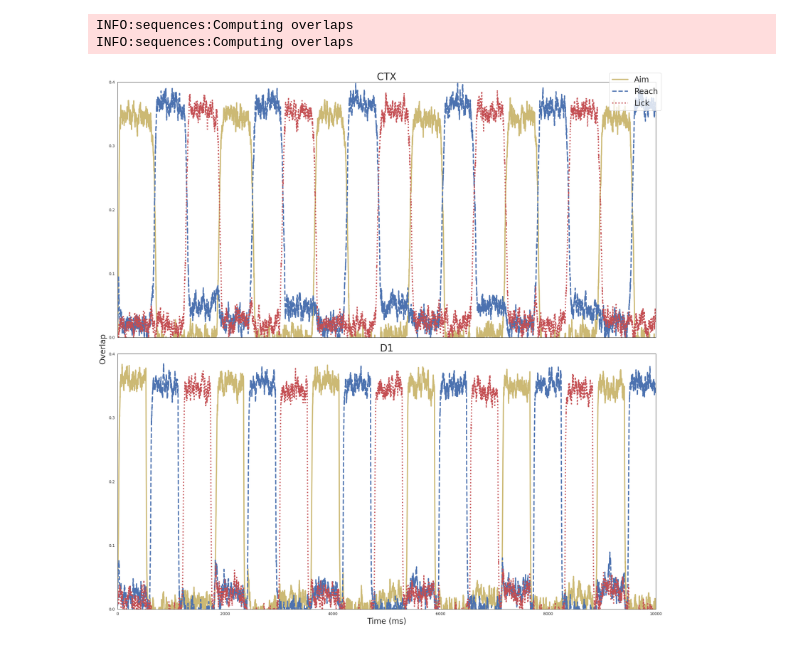
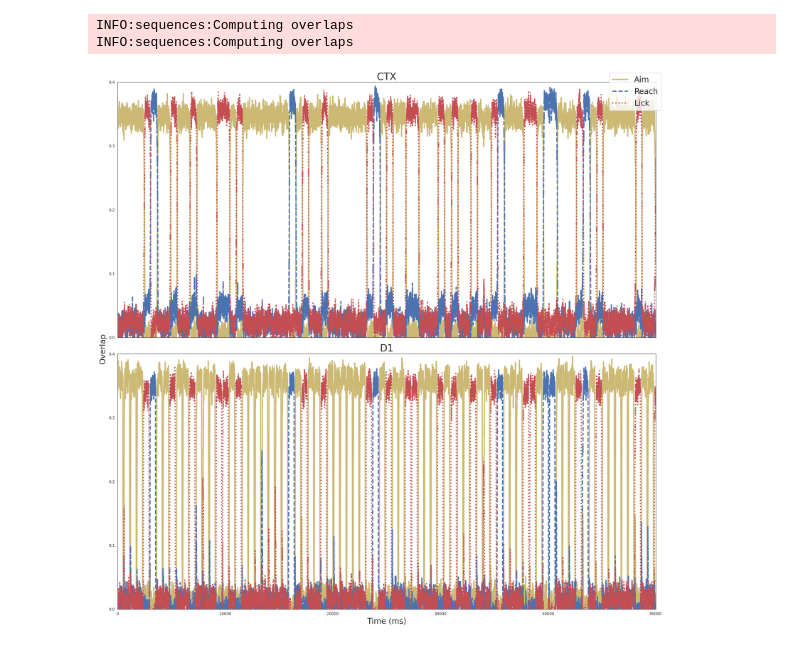
Before and after one commit to jp464/striatal-sequence, a Jupyter notebook: figures/article/1/net2-learning.ipynb, the cells around one changed output. Saved outputs shown, nothing was run; the diff lists cells and outputs as text; code cells hidden in the pictures.

```diff
--- a/figures/article/1/net2-learning.ipynb
+++ b/figures/article/1/net2-learning.ipynb
@@ -36,8 +36,19 @@ cp = np.array([[0.05,  0.05],
                [0.05, 0.05]])
 cw = np.array([[0, 0],
                [0, 0]])
-A = np.array([[5, 1],
-             [0, 5]])
+A = np.array([[[[5,0,0],
+               [0,5,0],
+               [0,0,5]],
+              [[1,0,0],
+               [0,1,0],
+               [0,0,1]]],
+              [[[0,0,0],
+               [0,0,0],
+               [0.06,0,0]],
+              [[5.5,0,0],
+               [0,5,0],
+               [0,0,5]]]])
+
 plasticity_rule = np.array([[0, 0],
                           [1, 0]])
 J = set_connectivity(pops, cp, cw, A, plasticity_rule, patterns, plasticity)
@@ -80,25 +88,25 @@ INFO:sequences:Computing overlaps
 # %%
 sns.set_style('white')
 colors = sns.color_palette('deep')
 
 fig, axes = plt.subplots(2,1, sharex=True, sharey=True, tight_layout=True, figsize=(20,20))
 axes[0].plot(overlaps_ctx[0], linestyle='solid', linewidth=3, color=colors[8])
 axes[0].plot(overlaps_ctx[1], linestyle='dashed', linewidth=3, color=colors[0])
 axes[0].plot(overlaps_ctx[2], linestyle='dotted', linewidth=3, color=colors[3])
 axes[0].set_yticks([0.0, 0.1, 0.2, 0.3, 0.4])
 axes[0].set_title("CTX", fontsize=25)
 axes[1].plot(overlaps_d1[0], linestyle='solid', linewidth=3, color=colors[8])
 axes[1].plot(overlaps_d1[1], linestyle='dashed', linewidth=3, color=colors[0])
 axes[1].plot(overlaps_d1[2], linestyle='dotted', linewidth=3, color=colors[3])
 axes[1].set_yticks([0.0, 0.1, 0.2, 0.3, 0.4])
 axes[1].set_title("D1", fontsize=25)
 axes[1].set_xlabel('Time (ms)', fontsize=20)
 fig.text(-0.01, 0.5, 'Overlap', va='center', rotation='vertical', fontsize=20)
-plt.setp(axes, xlim=(0, 10000))
+plt.setp(axes, xlim=(0, 50000))
 plt.setp(axes, ylim=(0, 0.4))
 plt.figlegend(labels=['Aim', 'Reach', 'Lick'], fontsize=20)
 plt.savefig('./d1d2.png', bbox_inches = "tight", format='png')
 
 plt.show()
 # %% [output]
-[figure, old version]
+[figure, new version]
```
Also changed, not shown: parts of 2 cells of this notebook, 10 other files.
